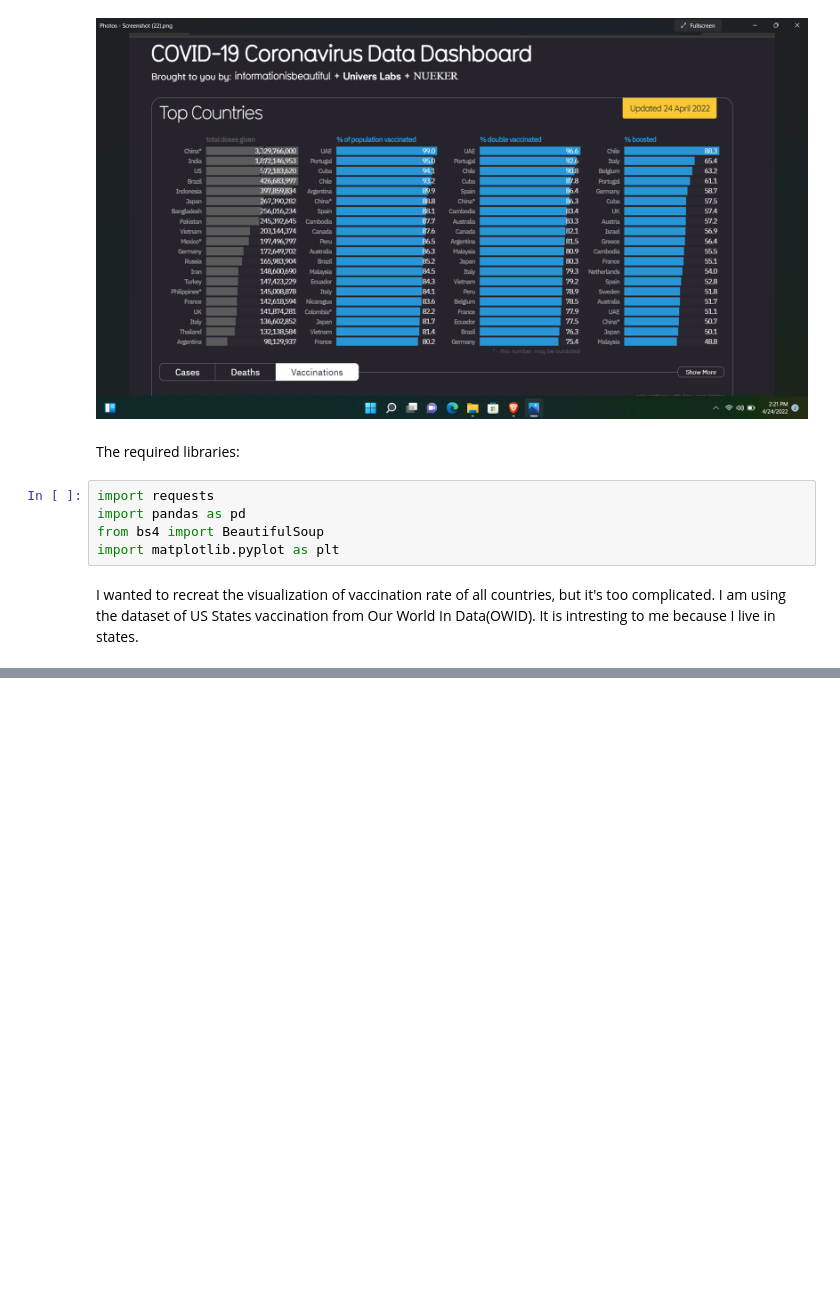
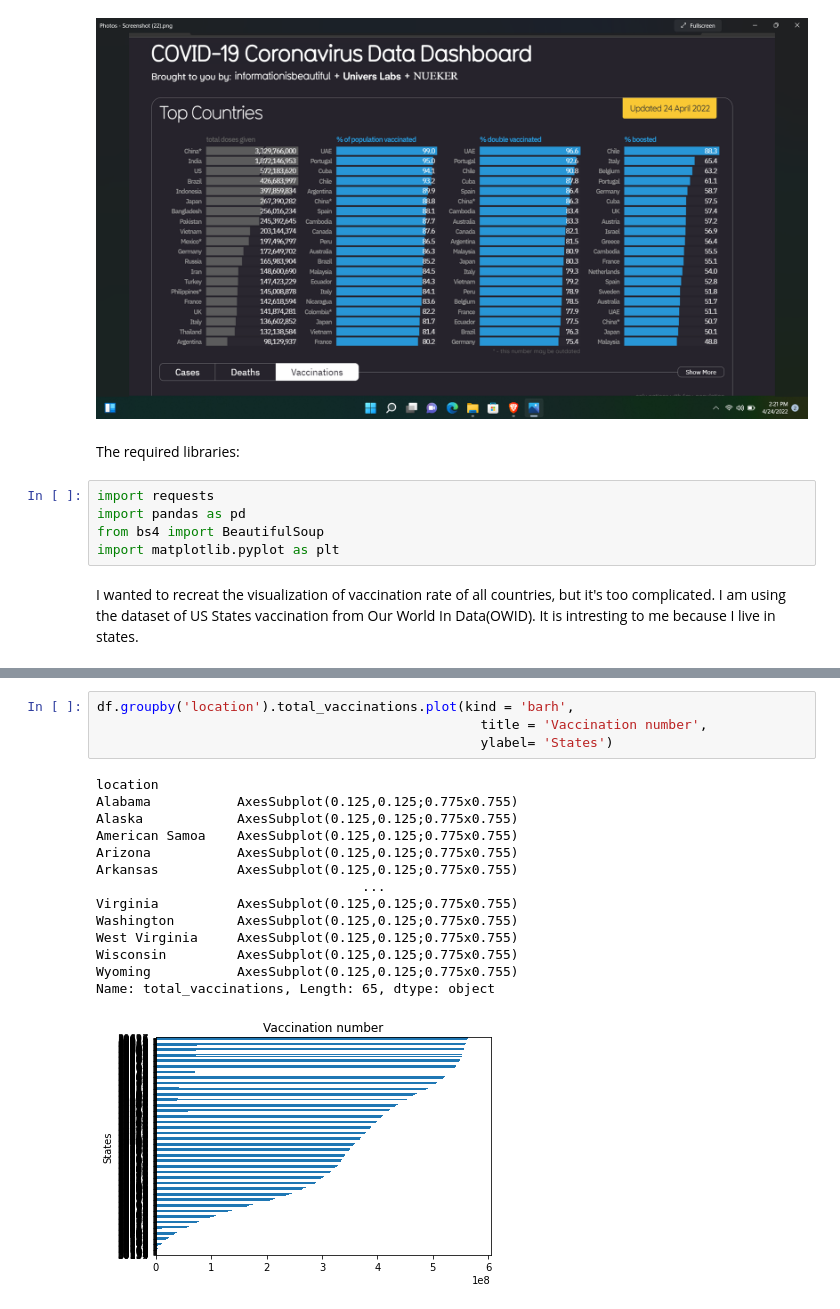
Before and after one commit to uthours/Data-Processing-Visualization, a Jupyter notebook: initialviz.ipynb, the cells around one changed output, grey strips where cells are left out. Cells and saved outputs as stored; diff of their text form; blank space fills up the shorter version.

```diff
--- a/initialviz.ipynb
+++ b/initialviz.ipynb
@@ -48,0 +53,19 @@ df
+# %%
+df.groupby('location').total_vaccinations.plot(kind = 'barh',
+                                                 title = 'Vaccination number',
+                                                 ylabel= 'States')
+# %% [output]
+location
+Alabama           AxesSubplot(0.125,0.125;0.775x0.755)
+Alaska            AxesSubplot(0.125,0.125;0.775x0.755)
+American Samoa    AxesSubplot(0.125,0.125;0.775x0.755)
+Arizona           AxesSubplot(0.125,0.125;0.775x0.755)
+Arkansas          AxesSubplot(0.125,0.125;0.775x0.755)
+                                  ...
+Virginia          AxesSubplot(0.125,0.125;0.775x0.755)
+Washington        AxesSubplot(0.125,0.125;0.775x0.755)
+West Virginia     AxesSubplot(0.125,0.125;0.775x0.755)
+Wisconsin         AxesSubplot(0.125,0.125;0.775x0.755)
+Wyoming           AxesSubplot(0.125,0.125;0.775x0.755)
+Name: total_vaccinations, Length: 65, dtype: object
+[figure, added]
```
Also changed, not shown: parts of 2 cells of this notebook.
